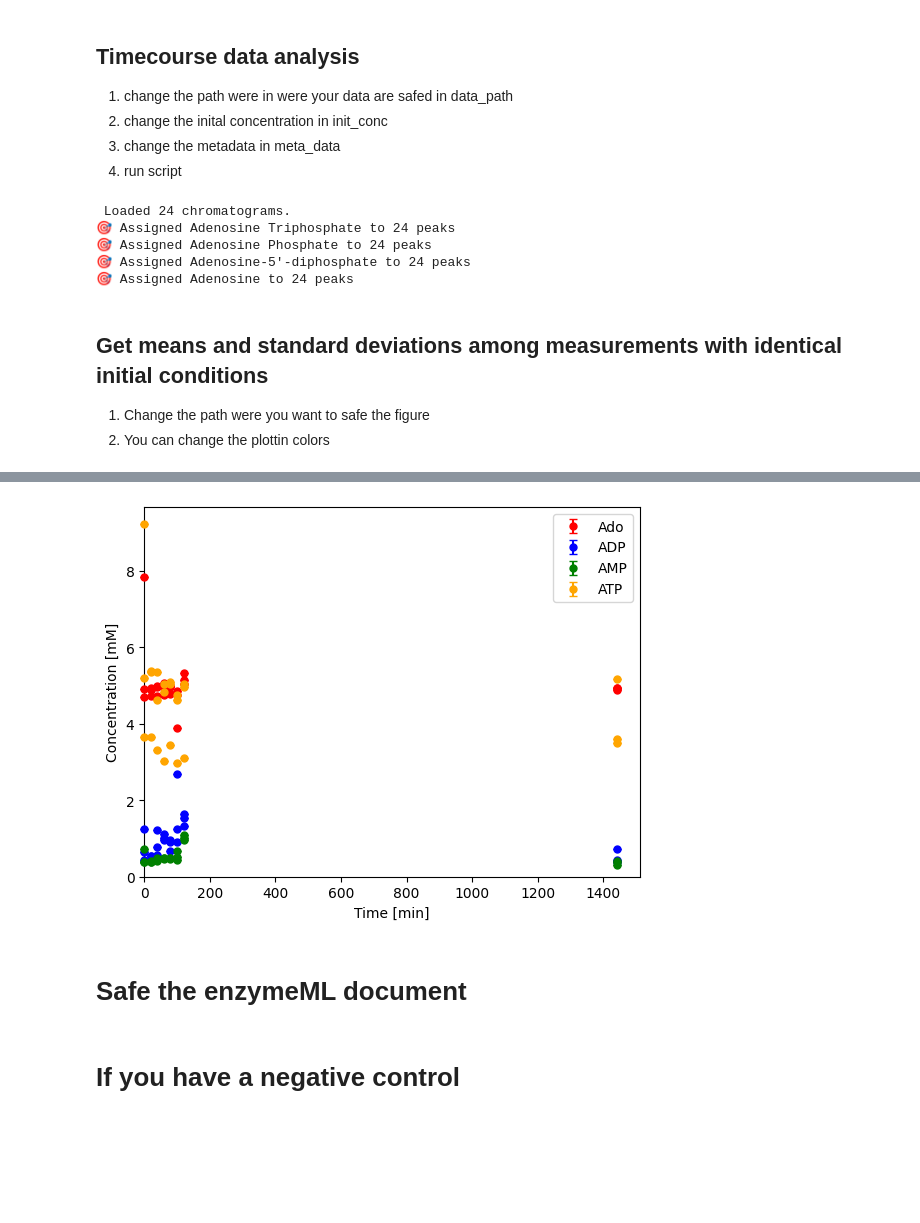
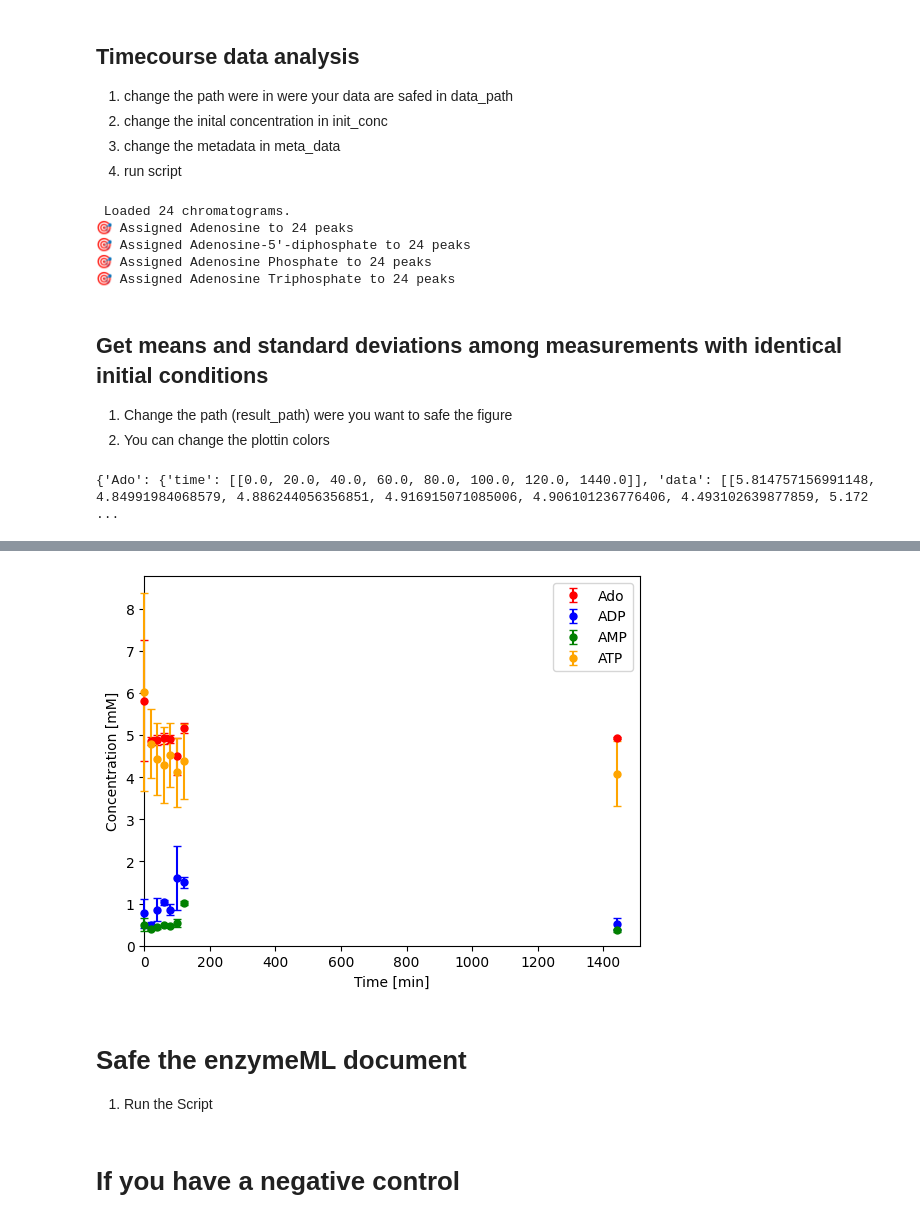
Before and after one commit to J4n-Nikl4s/HPLC_automatic_pre-processing, a Jupyter notebook: HPLC_analysis_single_batch.ipynb, the cells around one changed output, grey strips where cells are left out. Drawn from its saved outputs; the diff is of its cells as text; code cells hidden in the pictures; blank space fills up the shorter version.

```diff
--- a/HPLC_analysis_single_batch.ipynb
+++ b/HPLC_analysis_single_batch.ipynb
@@ -35,6 +52,7 @@ for molecule_name in os.listdir(molecule_path):
 # first set the path for your time samples each repetition shut be in a separate folder
 all_reps = []
 data_path = "data/time_sample"
+
 for path in os.listdir(data_path):
     path = os.path.join(data_path, path)
     all_reps.append(path)
@@ -118,28 +136,29 @@ analyzer.add_molecule(
 )
 
 
-timecourse_enzymeML = analyzer.to_enzymeml(
-    name="my document",
+# add the meta data to the timecourse data
+timecourse_enzymeML = to_enzymeml(
+    document_name=f"{meta_data['enzyme_name']}_{meta_data['enzyme_conc']}mg_L_{meta_data['buffer']}_{meta_data['buffer_conc']}mM_{meta_data['salt']}_{meta_data['salt_conc']}mM",
+    analyzers=analyzer,
     calculate_concentration=True,
+    extrapolate=False,
 )
 # %% [output]
  Loaded 24 chromatograms.
+🎯 Assigned Adenosine to 24 peaks
+🎯 Assigned Adenosine-5'-diphosphate to 24 peaks
+🎯 Assigned Adenosine Phosphate to 24 peaks
 🎯 Assigned Adenosine Triphosphate to 24 peaks
-🎯 Assigned Adenosine Phosphate to 24 peaks
-🎯 Assigned Adenosine-5'-diphosphate to 24 peaks
-🎯 Assigned Adenosine to 24 peaks
 # %% [markdown]
 ## Get means and standard deviations among measurements with identical initial conditions
-1. Change the path were you want to safe the figure
+1. Change the path (result_path) were you want to safe the figure
 2. You can change the plottin colors
 # %%
 import matplotlib.pyplot as plt
 import numpy as np
-
-result_path = "result/figures/"
-# Create the directory if it doesn't exist
-if not os.path.exists(result_path):
-    os.makedirs(result_path)
+result_figure = "result/figures"
+if not os.path.exists(result_figure):
+    os.makedirs(result_figure)
 
 # Define colors for each molecule
 # for nice plotting colors visit https://colorbrewer2.org/#type=diverging&scheme=RdBu&n=11
@@ -150,62 +169,74 @@ colors = {
     "ATP": "orange",
 }
 
-# Initialize a dictionary to store time and data values for each molecule across measurements
-molecule_data = {species_id: {"time": [], "data": []} for species_id in colors.keys()}
+# Initialize a dictionary to store time, data, and standard deviations for each molecule across measurements
+molecule_data = {species_id: {"time": [], "data": [], "std": []} for species_id in colors.keys()}
 
-# Aggregate data for each molecule across all measurements
+# Aggregate data for each molecule across measurements, averaging data for identical time points (e.g., 0)
 for measurement in timecourse_enzymeML.measurements:
     for molecule in measurement.species_data:
-        if not molecule.data:  # skipps all molecules with no data
+        if not molecule.data:  # skip molecules with no data
             continue
-        molecule_data[molecule.species_id]["time"].append(molecule.time)
-        molecule_data[molecule.species_id]["data"].append(molecule.data)
+        # Group the values by time point.
+        grouped = {}
+        for t, d in zip(molecule.time, molecule.data):
+            grouped.setdefault(t, []).append(d)
+        # Create a sorted list of unique times and average the data for each time.
+        unique_times = sorted(grouped.keys())
+        averaged_times = []
+        averaged_data = []
+        std_data = []
+        for t in unique_times:
+            averaged_times.append(t)
+            averaged_data.append(np.mean(grouped[t]))
+            std_data.append(np.std(grouped[t]))
+        # Append the averaged times and data to the corresponding molecule's data
+        molecule_data[molecule.species_id]["time"].append(averaged_times)
+        molecule_data[molecule.species_id]["data"].append(averaged_data)
+        molecule_data[molecule.species_id]["std"].append(std_data)
 
+print(molecule_data)
 # Plot mean and standard deviation for each molecule
 for species_id, data_dict in molecule_data.items():
-    # Convert lists of time and data to NumPy arrays for easier computation
-    times = np.array(data_dict["time"])
-    data_values = np.array(data_dict["data"])
-
-    # Calculate mean and standard deviation along the measurements axis
-    mean_time = np.mean(times, axis=0)
-    mean_data = np.mean(data_values, axis=0)
-    std_data = np.std(data_values, axis=0)
-
     # Plot mean as scatter points with error bars for standard deviation
     color = colors[species_id]
+    mean_time = np.array(data_dict["time"][0])
+    mean_data = np.array(data_dict["data"][0])
+    std_data = np.array(data_dict["std"][0])
     plt.errorbar(
         mean_time,
         mean_data,
         yerr=std_data,
         fmt="o",
         color=color,
         label=species_id,
         ecolor=color,
         capsize=3,
         markersize=5,
         alpha=1,
         zorder=5,
         clip_on=False,
     )
 
 
 # Set y-axis to start at zero
 plt.ylim(bottom=0)
 plt.xlim(left=0)
 
 # Customize and show the legend
 handles, labels = plt.gca().get_legend_handles_labels()
 by_label = dict(zip(labels, handles))
 plt.xlabel("Time [min]")
 plt.ylabel("Concentration [mM]")
 plt.legend(by_label.values(), by_label.keys())
-plt.savefig(f"{result_path}/{meta_data['enzyme_name']}_concentration_course.png")
+plt.savefig(f"{result_figure}/{meta_data['enzyme_name']}_concentration_course.png")
 plt.show()
 # %% [output]
+{'Ado': {'time': [[0.0, 20.0, 40.0, 60.0, 80.0, 100.0, 120.0, 1440.0]], 'data': [[5.814757156991148, 4.84991984068579, 4.886244056356851, 4.916915071085006, 4.906101236776406, 4.493102639877859, 5.172 ...
 [interactive output not drawn]
-[figure, old version]
+[figure, new version]
 # %% [markdown]
 # Safe the enzymeML document
+1. Run the Script
 # %%
 # save the enzymeML document to file
```
Also changed, not shown: parts of 2 cells of this notebook.
